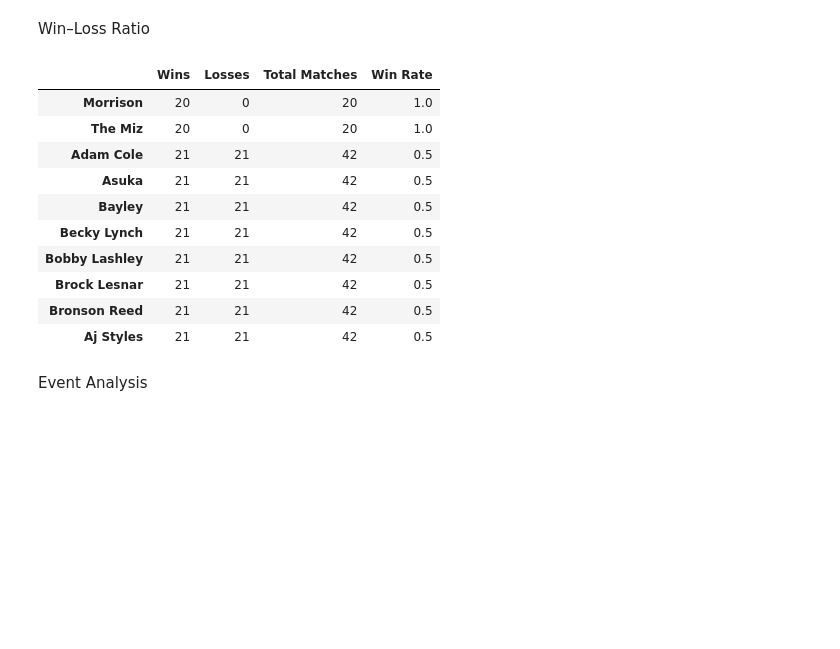
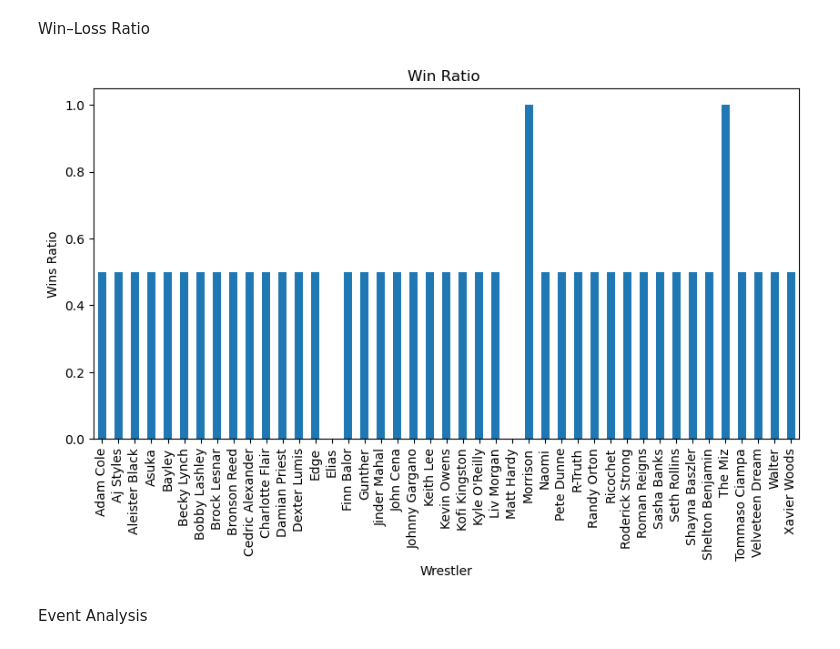
Before and after one commit to Anikkarki/wrestling_DataScience, a Jupyter notebook: code/EDA.ipynb, the cells around one changed output. Drawn from its saved outputs; the diff is of its cells as text; code cells hidden in the pictures; blank space fills up the shorter version.

```diff
--- a/code/EDA.ipynb
+++ b/code/EDA.ipynb
@@ -99,25 +99,22 @@ Win–Loss Ratio
 # %%
 # Calculate win-loss ratio
 performance_df['Win Rate'] = (
     performance_df['Wins'] / performance_df['Total Matches']
 )
 
 # Top 10 by win rate (minimum 10 matches to avoid noise)
 performance_df[performance_df['Total Matches'] >= 10] \
     .sort_values(by='Win Rate', ascending=False) \
     .head(10)
+
+#plot ratio
+performance_df['Win Rate'].plot(kind='bar', figsize=(10,5))
+plt.title("Win Ratio ")
+plt.xlabel("Wrestler")
+plt.ylabel("Wins Ratio")
+plt.show()
 # %% [output]
-|  | Wins | Losses | Total Matches | Win Rate |
-| Morrison | 20 | 0 | 20 | 1.0 |
-| The Miz | 20 | 0 | 20 | 1.0 |
-| Adam Cole | 21 | 21 | 42 | 0.5 |
-| Asuka | 21 | 21 | 42 | 0.5 |
-| Bayley | 21 | 21 | 42 | 0.5 |
-| Becky Lynch | 21 | 21 | 42 | 0.5 |
-| Bobby Lashley | 21 | 21 | 42 | 0.5 |
-| Brock Lesnar | 21 | 21 | 42 | 0.5 |
-| Bronson Reed | 21 | 21 | 42 | 0.5 |
-| Aj Styles | 21 | 21 | 42 | 0.5 |
+[figure, added]
 # %% [markdown]
 Event Analysis
 # %%
```
Also changed, not shown: parts of 8 cells of this notebook.
